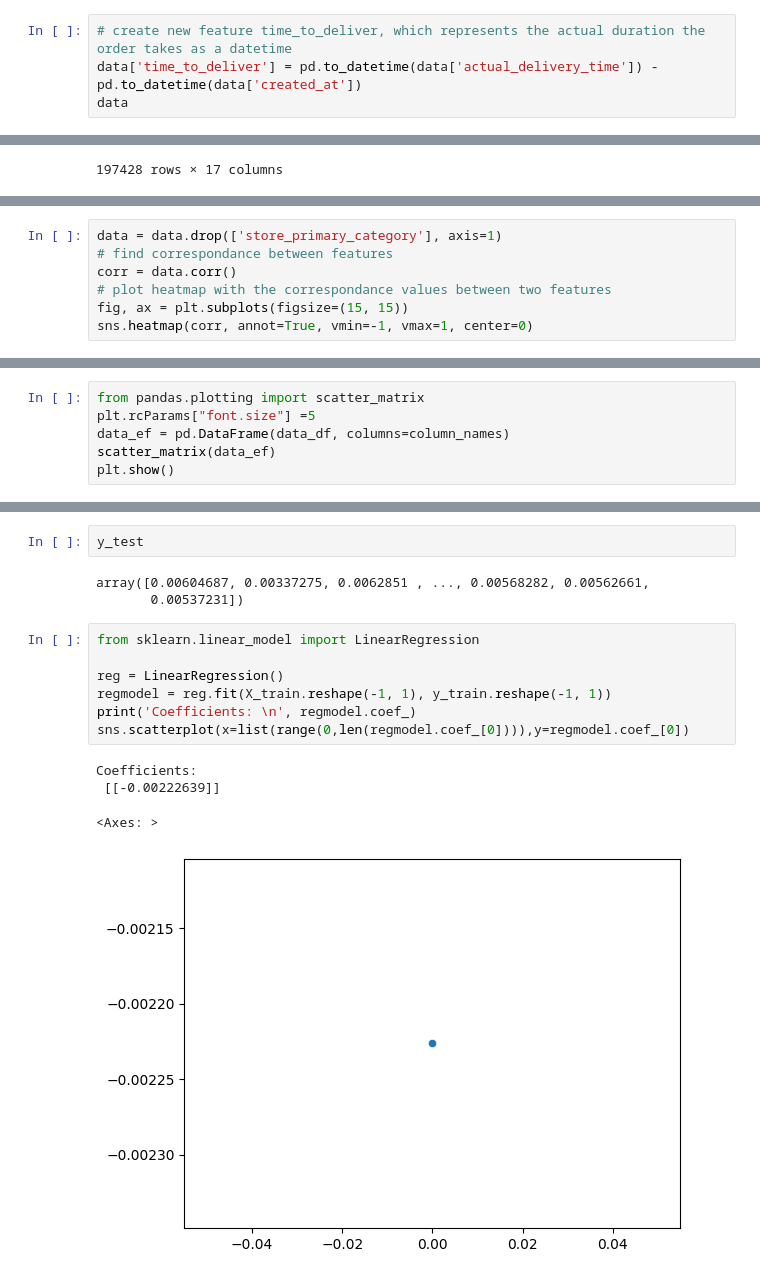
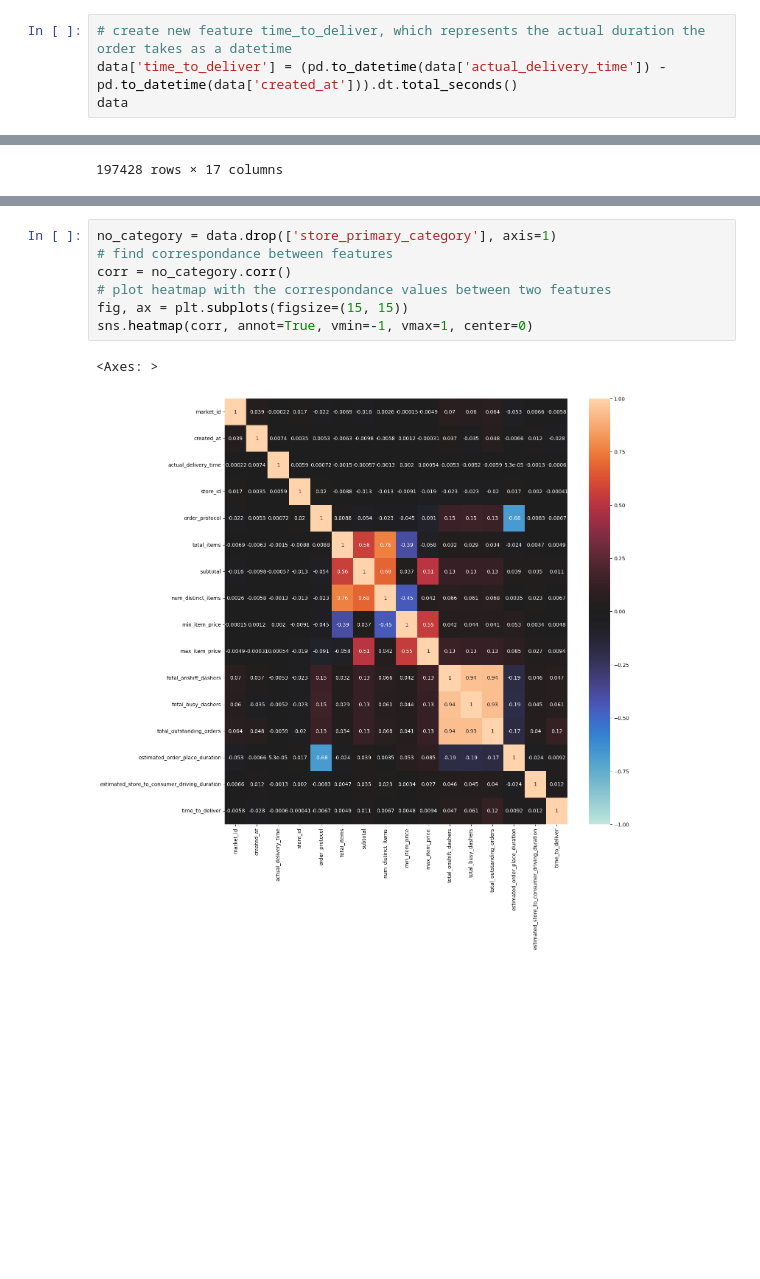
Before and after one commit to Sherif-Elfiky/CSE151AProj, a Jupyter notebook: 151AProject.ipynb, the cells around one changed output, grey strips where cells are left out. Cells and saved outputs as stored; diff of their text form; blank space fills up the shorter version.

```diff
--- a/151AProject.ipynb
+++ b/151AProject.ipynb
@@ -51,7 +57,7 @@ data
 197428 rows × 16 columns
 # %%
 # create new feature time_to_deliver, which represents the actual duration the order takes as a datetime
-data['time_to_deliver'] = pd.to_datetime(data['actual_delivery_time']) - pd.to_datetime(data['created_at'])
+data['time_to_deliver'] = (pd.to_datetime(data['actual_delivery_time']) - pd.to_datetime(data['created_at'])).dt.total_seconds()
 data
 # %% [output]
 |  | market_id | created_at | actual_delivery_time | store_id | store_primary_category | order_protocol | ... |
@@ -97,7 +94,0 @@ total_items, subtotal, and num_distinct_items seem normally distributed but skew
-# %%
-data = data.drop(['store_primary_category'], axis=1)
-# find correspondance between features
-corr = data.corr()
-# plot heatmap with the correspondance values between two features
-fig, ax = plt.subplots(figsize=(15, 15))
-sns.heatmap(corr, annot=True, vmin=-1, vmax=1, center=0)
@@ -195,6 +94,0 @@ plt.show()
-# %%
-from pandas.plotting import scatter_matrix
-plt.rcParams["font.size"] =5
-data_ef = pd.DataFrame(data_df, columns=column_names)
-scatter_matrix(data_ef)
-plt.show()
@@ -231,17 +95,10 @@ array([0.00994962, 0.00398574, 0.00691682, ..., 0.00378766, 0.00948922,
-# %%
-y_test
-# %% [output]
-array([0.00604687, 0.00337275, 0.0062851 , ..., 0.00568282, 0.00562661,
-       0.00537231])
-# %%
-from sklearn.linear_model import LinearRegression
-
-reg = LinearRegression()
-regmodel = reg.fit(X_train.reshape(-1, 1), y_train.reshape(-1, 1))
-print('Coefficients: \n', regmodel.coef_)
-sns.scatterplot(x=list(range(0,len(regmodel.coef_[0]))),y=regmodel.coef_[0])
-# %% [output]
-Coefficients:
- [[-0.00222639]]
-<Axes: >
-[figure, removed]
+# %%
+no_category = data.drop(['store_primary_category'], axis=1)
+# find correspondance between features
+corr = no_category.corr()
+# plot heatmap with the correspondance values between two features
+fig, ax = plt.subplots(figsize=(15, 15))
+sns.heatmap(corr, annot=True, vmin=-1, vmax=1, center=0)
+# %% [output]
+<Axes: >
+[figure, added]
```
Also changed, not shown: parts of 39 cells of this notebook.
